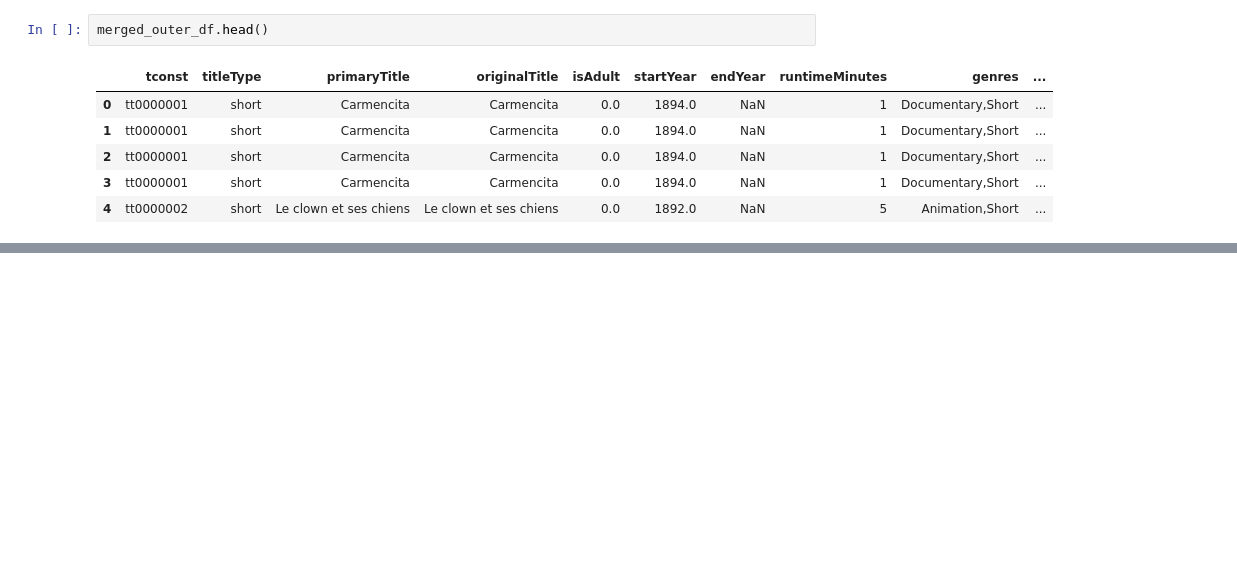
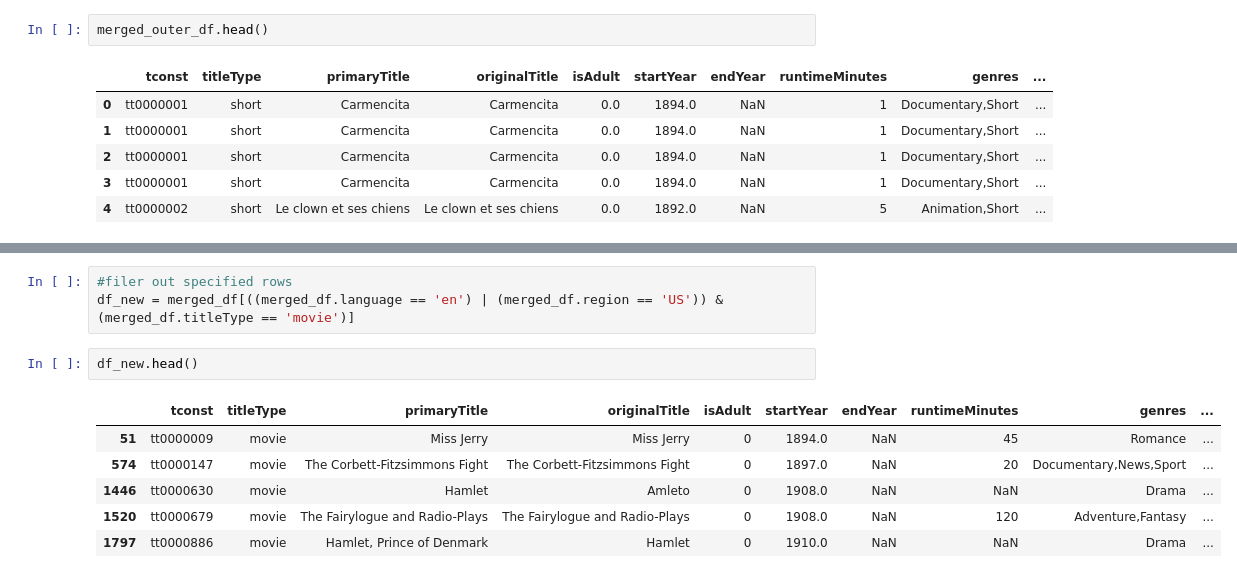
Before and after one commit to Mekondjo-EDSA/dsi_repo, a Jupyter notebook: Untitled15.ipynb, the cells around one changed output, grey strips where cells are left out. Cells and saved outputs as stored; diff of their text form; blank space fills up the shorter version.

Commit message:
Filtered out specified rows

```diff
--- a/Untitled15.ipynb
+++ b/Untitled15.ipynb
@@ -153,0 +188,12 @@ NameError: ignored
+# %%
+#filer out specified rows
+df_new = merged_df[((merged_df.language == 'en') | (merged_df.region == 'US')) & (merged_df.titleType == 'movie')]
+# %%
+df_new.head()
+# %% [output]
+|  | tconst | titleType | primaryTitle | originalTitle | isAdult | startYear | endYear | runtimeMinutes | genres | ... |
+| 51 | tt0000009 | movie | Miss Jerry | Miss Jerry | 0 | 1894.0 | NaN | 45 | Romance | ... |
+| 574 | tt0000147 | movie | The Corbett-Fitzsimmons Fight | The Corbett-Fitzsimmons Fight | 0 | 1897.0 | NaN | 20 | Documentary,News,Sport | ... |
+| 1446 | tt0000630 | movie | Hamlet | Amleto | 0 | 1908.0 | NaN | NaN | Drama | ... |
+| 1520 | tt0000679 | movie | The Fairylogue and Radio-Plays | The Fairylogue and Radio-Plays | 0 | 1908.0 | NaN | 120 | Adventure,Fantasy | ... |
+| 1797 | tt0000886 | movie | Hamlet, Prince of Denmark | Hamlet | 0 | 1910.0 | NaN | NaN | Drama | ... |
```
Also changed, not shown: parts of 12 cells of this notebook, 3 other files.
